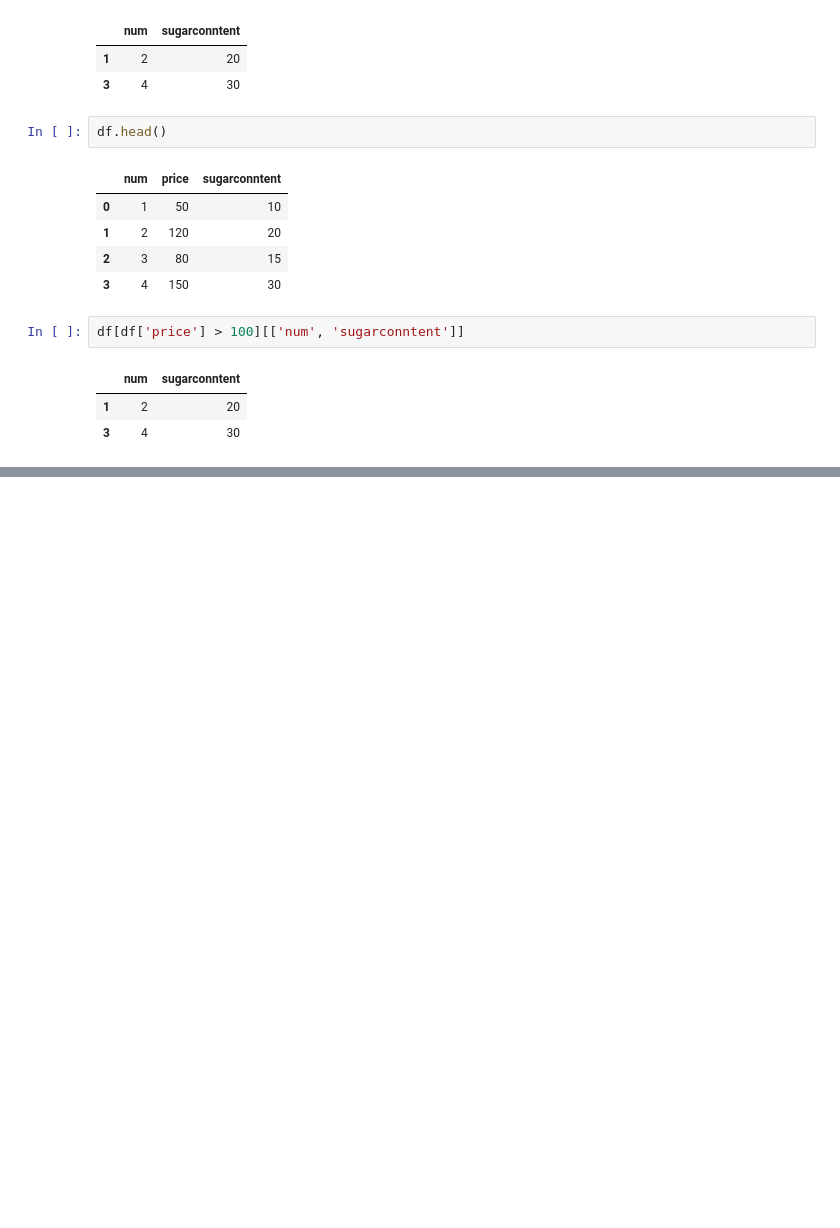
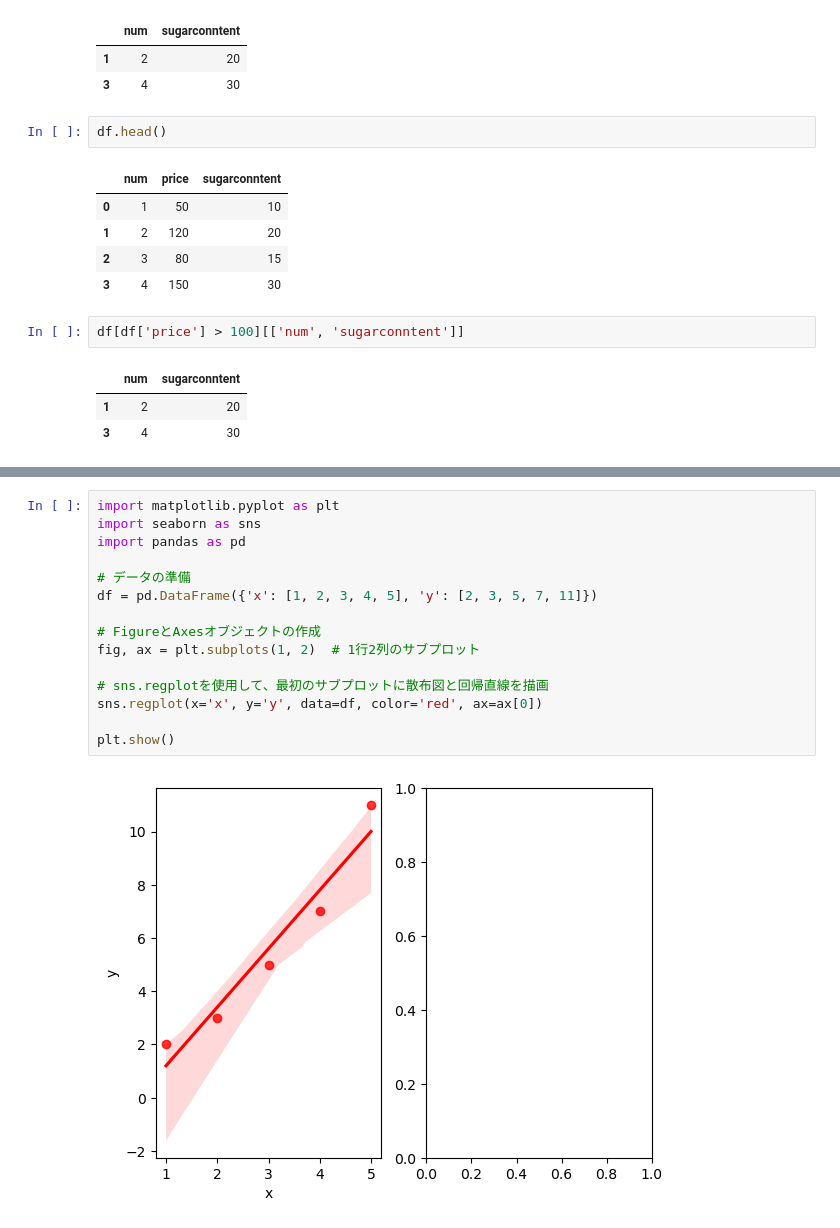
Before and after one commit to zum-m/skillup_AI, a Jupyter notebook: skillup_py1.ipynb, the cells around one changed output, grey strips where cells are left out. Saved outputs shown, nothing was run; the diff lists cells and outputs as text; blank space fills up the shorter version.

```diff
--- a/skillup_py1.ipynb
+++ b/skillup_py1.ipynb
@@ -214,0 +260,17 @@ KeyError: ('num', 'sugarconntent')
+# %%
+import matplotlib.pyplot as plt
+import seaborn as sns
+import pandas as pd
+
+# データの準備
+df = pd.DataFrame({'x': [1, 2, 3, 4, 5], 'y': [2, 3, 5, 7, 11]})
+
+# FigureとAxesオブジェクトの作成
+fig, ax = plt.subplots(1, 2)  # 1行2列のサブプロット
+
+# sns.regplotを使用して、最初のサブプロットに散布図と回帰直線を描画
+sns.regplot(x='x', y='y', data=df, color='red', ax=ax[0])
+
+plt.show()
+# %% [output]
+[figure, added]
```
Also changed, not shown: parts of 22 cells of this notebook.
